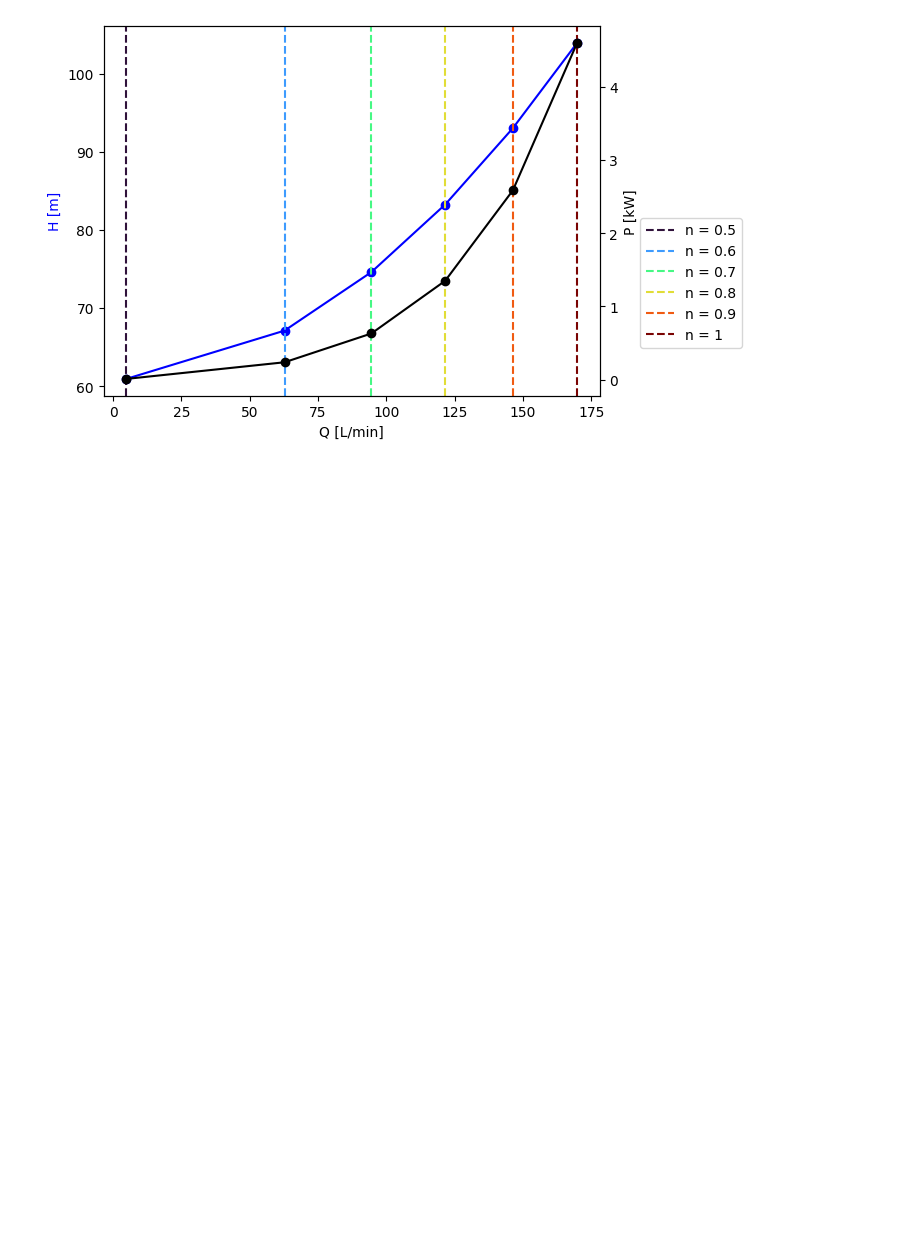
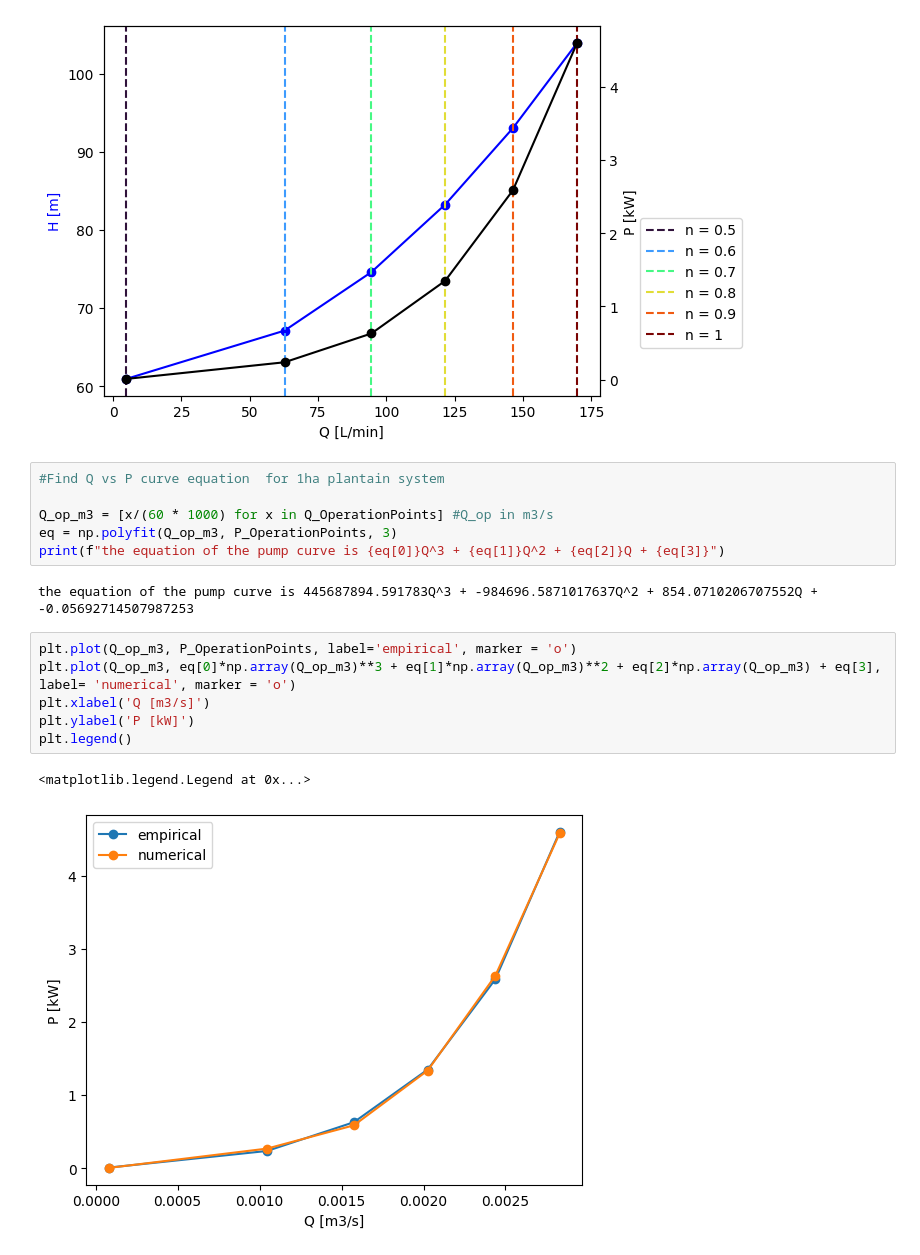
Before and after one commit to mascholten123/Code, a Jupyter notebook: pumpCode/PumpCurve.ipynb, the cells around one changed output. Cells and saved outputs as stored; diff of their text form; blank space fills up the shorter version.

```diff
--- a/pumpCode/PumpCurve.ipynb
+++ b/pumpCode/PumpCurve.ipynb
@@ -116,3 +118,20 @@ ax1.legend(bbox_to_anchor=(1.3, 0.5))
 plt.show()
 # %% [output]
 [figure]
+# %%
+#Find Q vs P curve equation  for 1ha plantain system
+
+Q_op_m3 = [x/(60 * 1000) for x in Q_OperationPoints] #Q_op in m3/s
+eq = np.polyfit(Q_op_m3, P_OperationPoints, 3)
+print(f"the equation of the pump curve is {eq[0]}Q^3 + {eq[1]}Q^2 + {eq[2]}Q + {eq[3]}")
+# %% [output]
+the equation of the pump curve is 445687894.591783Q^3 + -984696.5871017637Q^2 + 854.0710206707552Q + -0.05692714507987253
+# %%
+plt.plot(Q_op_m3, P_OperationPoints, label='empirical', marker = 'o')
+plt.plot(Q_op_m3, eq[0]*np.array(Q_op_m3)**3 + eq[1]*np.array(Q_op_m3)**2 + eq[2]*np.array(Q_op_m3) + eq[3], label= 'numerical', marker = 'o')
+plt.xlabel('Q [m3/s]')
+plt.ylabel('P [kW]')
+plt.legend()
+# %% [output]
+<matplotlib.legend.Legend at 0x...>
+[figure, added]
```
Also changed, not shown: parts of 2 cells of this notebook, 2 other files.
